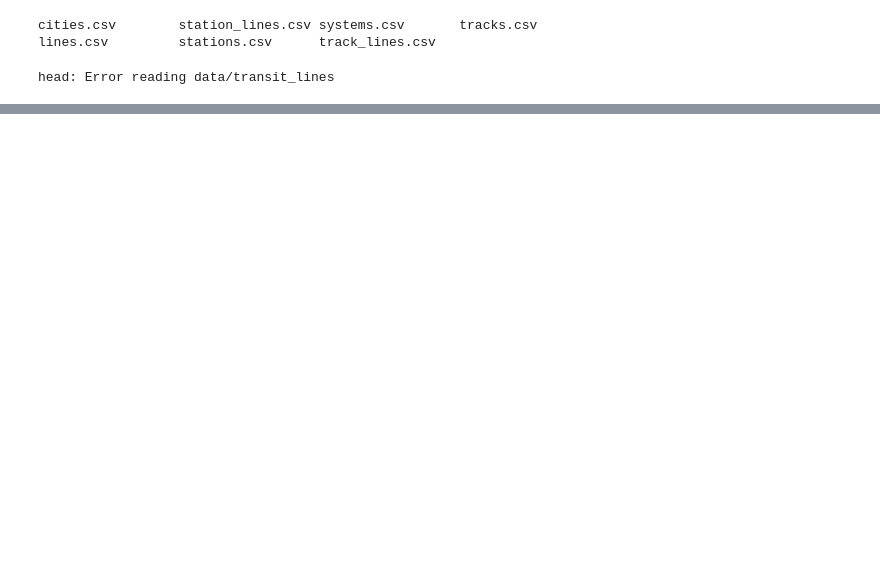
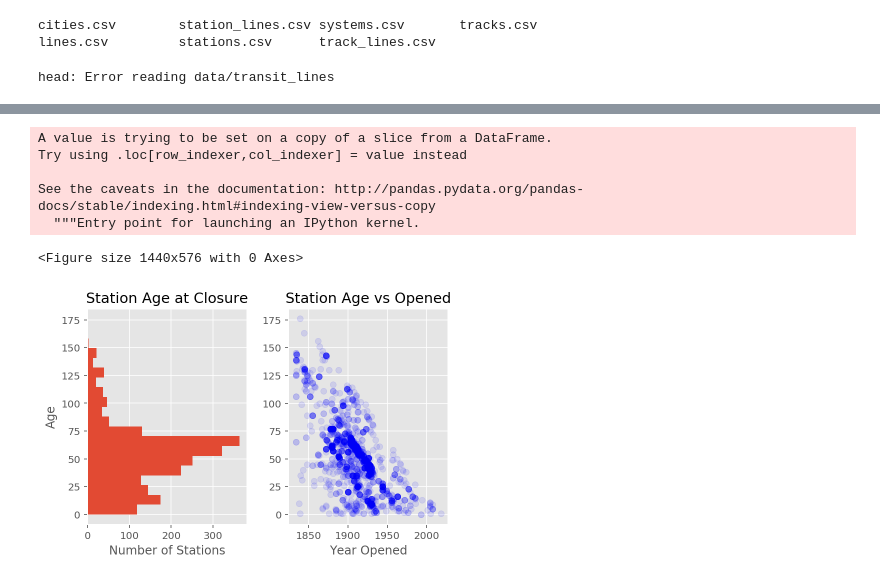
Before and after one commit to Cynz300/transit-lines-casestudy, a Jupyter notebook: transit_ig.ipynb, the cells around one changed output, grey strips where cells are left out. Drawn from its saved outputs; the diff is of its cells as text; code cells hidden in the pictures; blank space fills up the shorter version.

```diff
--- a/transit_ig.ipynb
+++ b/transit_ig.ipynb
@@ -11,4 +11,9 @@ head: Error reading data/transit_lines
 import pandas as pd
 import numpy as np
 import matplotlib.pyplot as plt
+import os
+
+%matplotlib inline
+%config InlineBackend.figure_format = 'retina'
+plt.style.use('ggplot')
 # %%
@@ -45,0 +258,35 @@ import matplotlib.pyplot as plt
+# %%
+st_1 = stations.loc[stations['closure'] < 9999]
+st_1 = st_1.loc[st_1['opening'] < 9999]
+st_1 = st_1.loc[st_1['buildstart'] > 0]
+
+st_1['buildtime'] = st_1['opening'] - st_1['buildstart']
+st_1['lifetime'] = st_1['closure'] - st_1['opening']
+
+st_1[st_1['buildtime'] > 0]
+st_lifetime = st_1[['id', 'geometry', 'opening', 'closure', 'lifetime']]
+# %%
+st_lifetime['long']=st_lifetime['geometry'].apply(lambda x: x.split('POINT(')[1].split(' ')[0])
+st_lifetime['lat']= st_lifetime['geometry'].apply(lambda x: x.split('POINT(')[1].split(' ')[1].split(')')[0])
+# %% [output]
+A value is trying to be set on a copy of a slice from a DataFrame.
+Try using .loc[row_indexer,col_indexer] = value instead
+
+See the caveats in the documentation: http://pandas.pydata.org/pandas-docs/stable/indexing.html#indexing-view-versus-copy
+  """Entry point for launching an IPython kernel.
+# %%
+st_lifetime = st_lifetime[['id', 'long', 'lat', 'opening', 'closure', 'lifetime']]
+
+plt.figure(figsize = (20,8))
+fig, axs = plt.subplots(1,2)
+axs[0].hist(st_lifetime['lifetime'], bins = 20, orientation = 'horizontal')
+axs[0].set_title("Station Age at Closure")
+axs[0].set_ylabel("Age")
+axs[0].set_xlabel("Number of Stations")
+axs[1].scatter(st_lifetime['opening'], st_lifetime['lifetime'], color = 'blue', alpha = 0.1)
+axs[1].set_title("Station Age vs Opened")
+axs[1].set_xlabel("Year Opened")
+fig.tight_layout()
+# %% [output]
+<Figure size 1440x576 with 0 Axes>
+[figure, added]
```
Also changed, not shown: parts of 15 cells of this notebook.
